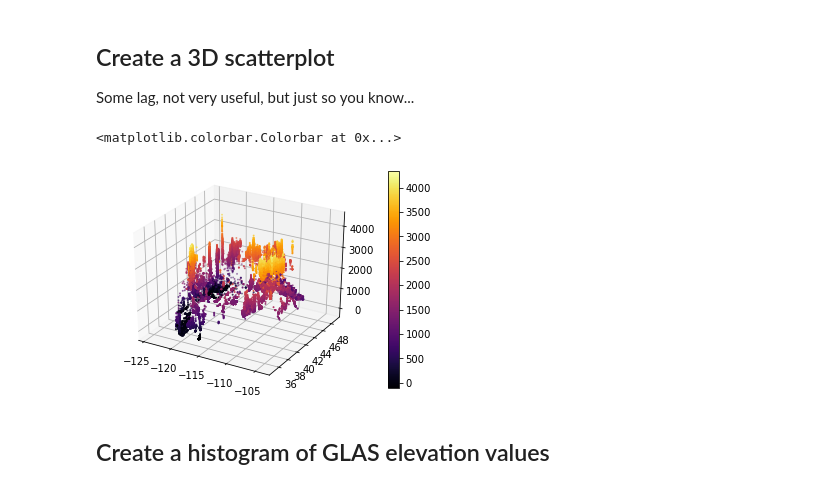
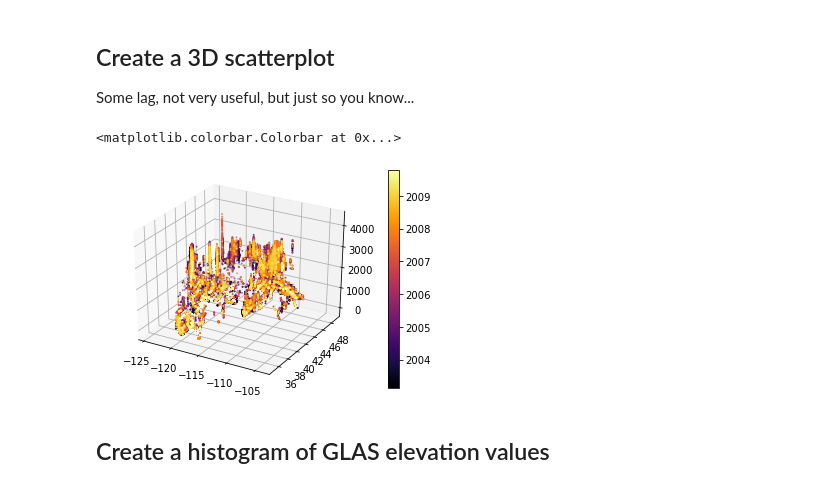
Before and after one commit to ICESAT-2HackWeek/ICESat2_hackweek_tutorials, a Jupyter notebook: 08_GeospatialAnalysis_Shean/shean_ICESat-2_hackweek_tutorial_GeospatialAnalysis_rendered.ipynb, the cells around one changed output. Saved outputs shown, nothing was run; the diff lists cells and outputs as text; code cells hidden in the pictures.

```diff
--- a/08_GeospatialAnalysis_Shean/shean_ICESat-2_hackweek_tutorial_GeospatialAnalysis_rendered.ipynb
+++ b/08_GeospatialAnalysis_Shean/shean_ICESat-2_hackweek_tutorial_GeospatialAnalysis_rendered.ipynb
@@ -220,13 +238,13 @@ Some lag, not very useful, but just so you know...
 # %%
 from mpl_toolkits.mplot3d import Axes3D
 f = plt.figure()
 ax3D = f.add_subplot(111, projection='3d')
-sc = ax3D.scatter(glas_df['lon'], glas_df['lat'], glas_df['glas_z'], c=glas_df['glas_z'], s=1, cmap='inferno')
-#sc = ax3D.scatter(glas_df['lon'], glas_df['lat'], glas_df['glas_z'], c=glas_df['decyear'], s=1, cmap='inferno')
+#sc = ax3D.scatter(glas_df['lon'], glas_df['lat'], glas_df['glas_z'], c=glas_df['glas_z'], s=1, cmap='inferno')
+sc = ax3D.scatter(glas_df['lon'], glas_df['lat'], glas_df['glas_z'], c=glas_df['decyear'], s=1, cmap='inferno')
 plt.colorbar(sc)
 # %% [output]
 <matplotlib.colorbar.Colorbar at 0x...>
-[figure, old version]
+[figure, new version]
 # %% [markdown]
 ## Create a histogram of GLAS elevation values
 # %%
```
Also changed, not shown: parts of 41 cells of this notebook, 1 other file.
